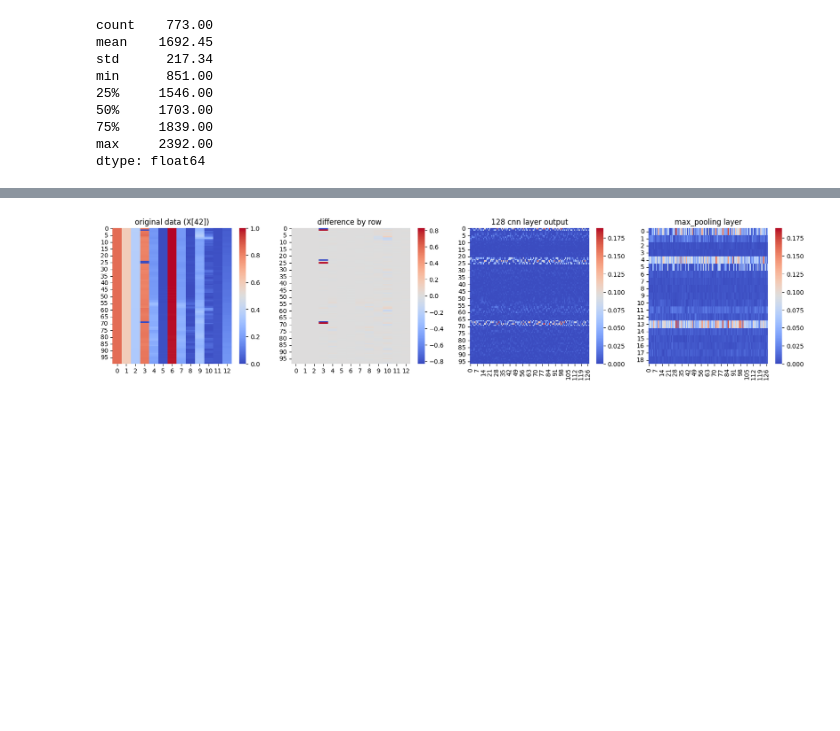
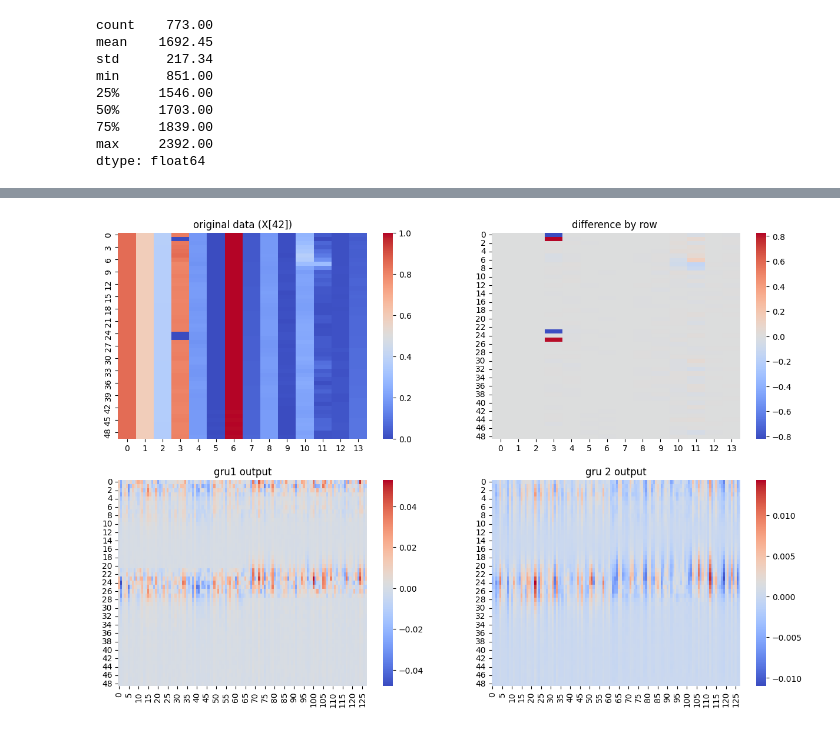
Before and after one commit to affogato-lab/rogii-crepe, a Jupyter notebook: oil-drill.ipynb, the cells around one changed output, grey strips where cells are left out. Cells and saved outputs as stored; diff of their text form; code cells hidden in the pictures; blank space fills up the shorter version.

```diff
--- a/oil-drill.ipynb
+++ b/oil-drill.ipynb
@@ -173,6 +174,7 @@ def data_processing(df):
     df['theta'] = df['theta'].ffill().bfill()
     df[['dMD', 'dZ']] =  df[['dMD', 'dZ']].bfill()
     df = df.drop(['dMD'], axis = 1)
+    df['relative_MD'] = df.groupby('id')['MD'].transform(lambda x: (x - x.min())/(x.max()-x.min()))
     df['GR_v_rmean'] =  df.groupby('id')['GR_v'].rolling(window=3, min_periods=1).mean().reset_index(level=0, drop=True)
     df['GR_v_rstd'] =  df.groupby('id')['GR_v'].rolling(window=3, min_periods=1).std().reset_index(level=0, drop=True)
     df['GR_h_rmean'] =  df.groupby('id')['GR_h'].rolling(window=3, min_periods=1).mean().reset_index(level=0, drop=True)
@@ -188,6 +190,7 @@ def data_processing(df):
 
     if 'TVT' in num_cols: num_cols.remove('TVT')
     num_cols.remove('MD')
+    num_cols.remove('relative_MD')
     df[num_cols] = rScaler.fit_transform(df[num_cols])
     df[num_cols] = mScaler.fit_transform(df[num_cols])
 
@@ -306,7 +310,7 @@ dtype: float64
 np.random.seed(42)
 id_train = np.random.choice(train_df_p['id'].unique(), 300)
 # %%
-timestep = 100
+timestep = 50
 train_idx = train_df_p.loc[train_df_p.id.isin(id_train)].index
 val_idx = train_df_p.loc[~train_df_p.id.isin(id_train)].index
 X_train, X_val = train_df_p.loc[train_idx], train_df_p.loc[val_idx]
@@ -343,16 +380,30 @@ features_mp = intermediate_model2.predict(X_train_te)
 # %%
-fig, ax = plt.subplots(1, 4, figsize = (20, 4))
-sns.heatmap(X_train[42], cmap = 'coolwarm', ax = ax[0])
-sns.heatmap(X_diff, cmap = 'coolwarm', ax = ax[1])
-sns.heatmap(features_cnn[0], cmap = 'coolwarm', ax = ax[2])
-#sns.heatmap(features_cnn2[0], cmap = 'coolwarm', ax = ax[2])
-sns.heatmap(features_mp[0], cmap = 'coolwarm', ax = ax[3])
-_ = ax[0].set_title('original data (X[42])')
-_ = ax[1].set_title('difference by row ')
-_ = ax[2].set_title('128 cnn layer output')
-_ = ax[3].set_title('max_pooling layer')
+fig, ax = plt.subplots(2, 2, figsize = (15, 10))
+sns.heatmap(X_train[42], cmap = 'coolwarm', ax = ax[0][0])
+sns.heatmap(X_diff, cmap = 'coolwarm', ax = ax[0][1])
+#sns.heatmap(features_256[0], cmap = 'coolwarm', ax = ax[0][2])
+#sns.heatmap(features_128[0], cmap = 'coolwarm', ax = ax[0][3])
+#sns.heatmap(features_gru1[0], cmap = 'coolwarm', ax = ax[1][0])
+sns.heatmap(features_gru1[0], cmap = 'coolwarm', ax = ax[1][0])
+#sns.heatmap(features_32[0], cmap = 'coolwarm', ax = ax[1][2])
+sns.heatmap(features_gru2[0], cmap = 'coolwarm', ax = ax[1][1])
+
+#ax[0][3].set_axis_off()
+#ax[0][2].set_axis_off()
+#ax[1][0].set_axis_off()
+#x[1][2].set_axis_off()
+#sns.heatmap(features256[0], cmap = 'coolwarm', ax = ax[1][2])
+#sns.heatmap(features_mp2[0], cmap = 'coolwarm', ax = ax[1][3])
+_ = ax[0][0].set_title('original data (X[42])')
+_ = ax[0][1].set_title('difference by row ')
+#_ = ax[0][2].set_title('cnn 256 layer output')
+#_ = ax[0][3].set_title('cnn 128 layer output')
+#_ = ax[1][0].set_title('gru 1 output')
+_ = ax[1][0].set_title('gru1 output')
+#_ = ax[1][2].set_title('cnn 32 layer output')
+_ = ax[1][1].set_title('gru 2 output')
 # %% [output]
-[figure, old version]
+[figure, new version]
 # %%
 gkf = GroupKFold(n_splits=2, shuffle=True, random_state=42)
 scores = []
```
Also changed, not shown: parts of 11 cells of this notebook.
